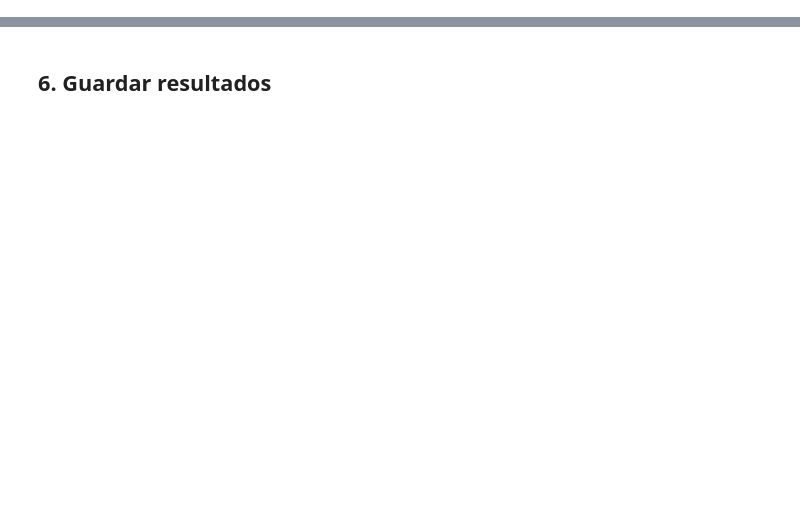
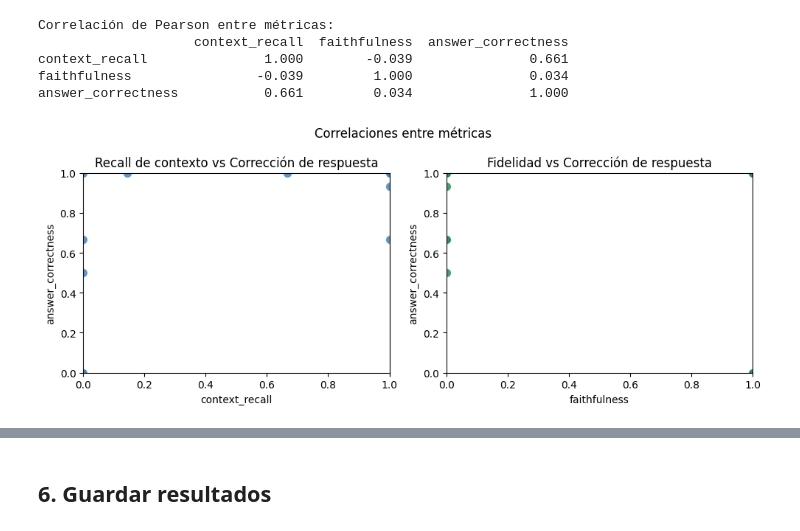
Before and after one commit to pgutierrez858/Graph-RAG, a Jupyter notebook: notebooks/03_evaluation_demo.ipynb, the cells around one changed output, grey strips where cells are left out. Saved outputs shown, nothing was run; the diff lists cells and outputs as text; code cells hidden in the pictures; blank space fills up the shorter version.

```diff
--- a/notebooks/03_evaluation_demo.ipynb
+++ b/notebooks/03_evaluation_demo.ipynb
@@ -128,0 +730,32 @@ print(f"Context Recall: {results_df.loc[worst_idx, 'context_recall']:.3f}")
+# %%
+corr = scored_df[metrics].corr()
+print("Correlación de Pearson entre métricas:")
+print(corr.round(3))
+# %% [output]
+Correlación de Pearson entre métricas:
+                    context_recall  faithfulness  answer_correctness
+context_recall               1.000        -0.039               0.661
+faithfulness                -0.039         1.000               0.034
+answer_correctness           0.661         0.034               1.000
+# %%
+fig, axes = plt.subplots(1, 2, figsize=(10, 4))
+
+axes[0].scatter(scored_df['context_recall'], scored_df['answer_correctness'],
+                color='steelblue', edgecolors='white', s=80, alpha=0.85)
+axes[0].set_xlabel('context_recall')
+axes[0].set_ylabel('answer_correctness')
+axes[0].set_title('Recall de contexto vs Corrección de respuesta')
+axes[0].set_xlim(0, 1); axes[0].set_ylim(0, 1)
+
+axes[1].scatter(scored_df['faithfulness'], scored_df['answer_correctness'],
+                color='seagreen', edgecolors='white', s=80, alpha=0.85)
+axes[1].set_xlabel('faithfulness')
+axes[1].set_ylabel('answer_correctness')
+axes[1].set_title('Fidelidad vs Corrección de respuesta')
+axes[1].set_xlim(0, 1); axes[1].set_ylim(0, 1)
+
+plt.suptitle('Correlaciones entre métricas', fontsize=12)
+plt.tight_layout()
+plt.show()
+# %% [output]
+[figure, added]
```
Also changed, not shown: parts of 43 cells of this notebook, 25 other files.
